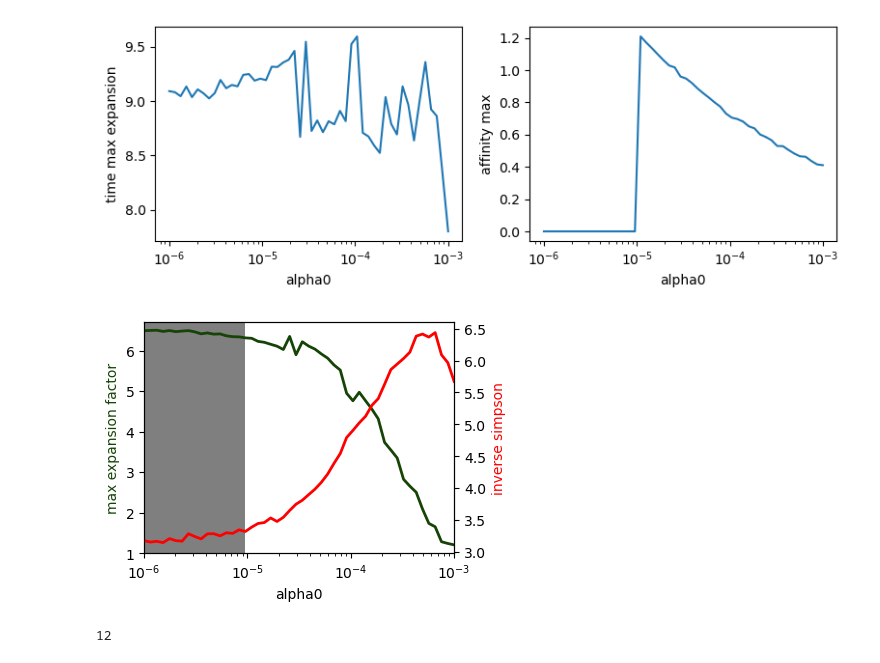
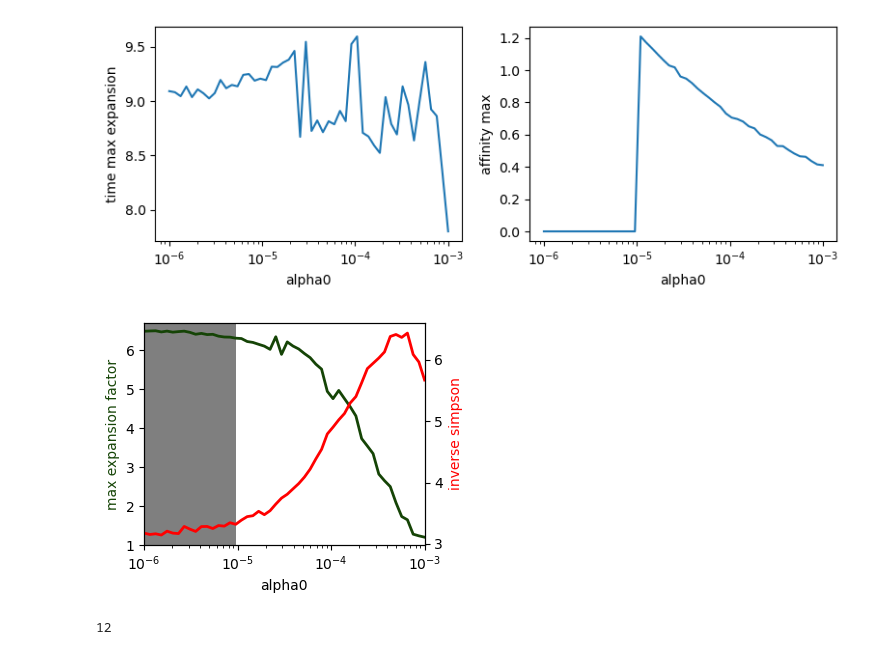
Before and after one commit to statbiophys/TT-inhibition, a Jupyter notebook: alpha0_dependency.ipynb, the cells around one changed output. Cells and saved outputs as stored; diff of their text form; code cells hidden in the pictures.

```diff
--- a/alpha0_dependency.ipynb
+++ b/alpha0_dependency.ipynb
@@ -138,33 +138,33 @@ plt.tight_layout()
 # %%
 fig, ax1 = plt.subplots(figsize=(4,3))
 
 ax1.set_xscale('log')
 ax1.set_xlabel('alpha0')
 ax1.set_xlim(alpha0s[0], alpha0s[-1])
 
 c1, c2 = '#154406', 'r'
 ax2 = ax1.twinx()
 
 # Create a Rectangle patch
 factors = np.array(T_maxs) / params['n_samples']
 first_max_i = list(~np.isnan(x_maxs)).index(True)
 w = alpha0s[first_max_i-1] - alpha0s[0]
 rect = patches.Rectangle((alpha0s[0], 1), w, max(factors)-0.8, linewidth=1, facecolor='k', alpha=0.5)
 
 # Add the patch to the Axes
 ax1.add_patch(rect)
 
 ax1.set_ylabel('max expansion factor', color=c1)
 ax1.plot(alpha0s, factors, c=c1, lw=2)
 ax1.set_ylim(1, max(factors)+0.2)
 
 ax2.set_ylabel('inverse simpson', color=c2)
 ax2.plot(alpha0s, inv_simpss, c=c2, lw=2)
 
-
-plt.savefig('plots/alpha0_dependency.svg', dpi=200, facecolor='w')
+plt.tight_layout()
+plt.savefig('plots/alpha0_dependency.png', dpi=200, facecolor='w')
 # %% [output]
-[figure, old version]
+[figure, new version]
 # %%
 # %% [output]
 12
```
Also changed, not shown: 11 other files.
